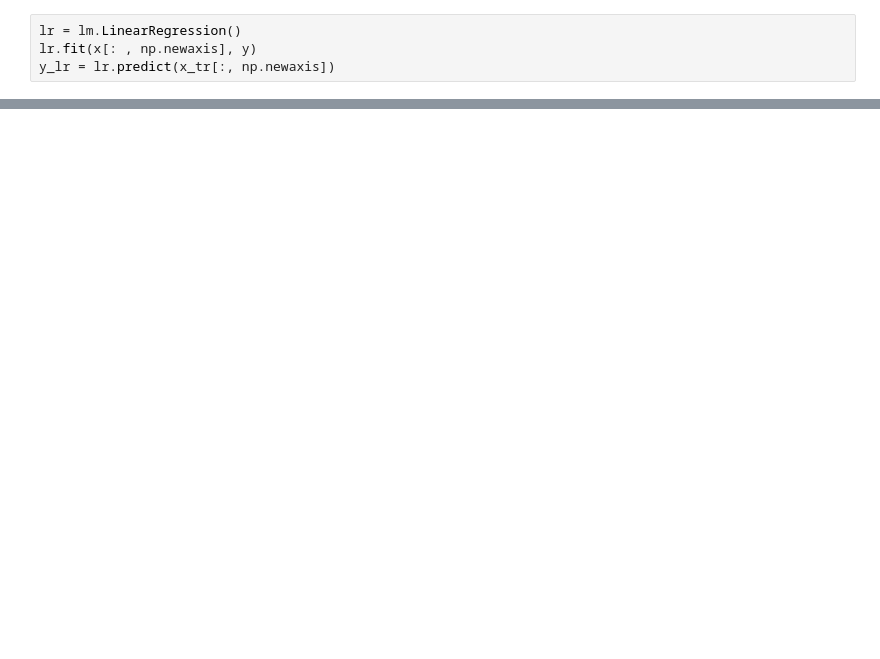
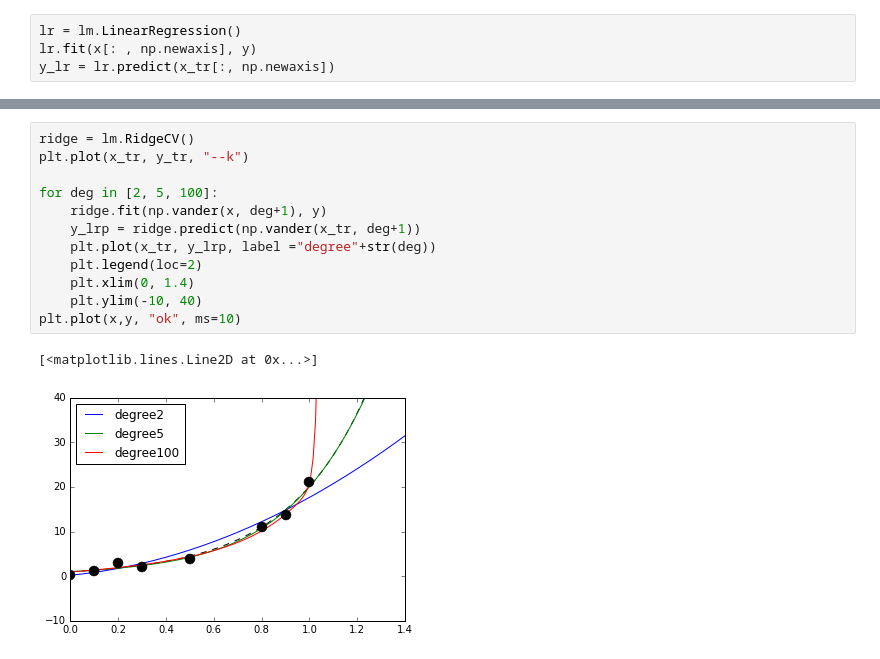
Before and after one commit to kasajei/PythonMachineLearning, a Jupyter notebook: IPythonNotebook/Chapter8.ipynb, the cells around one changed output, grey strips where cells are left out. Drawn from its saved outputs; the diff is of its cells as text; blank space fills up the shorter version.

```diff
--- a/IPythonNotebook/Chapter8.ipynb
+++ b/IPythonNotebook/Chapter8.ipynb
@@ -46,0 +51,15 @@ plt.plot(x,y, "ok", ms=10)
+# %%
+ridge = lm.RidgeCV()
+plt.plot(x_tr, y_tr, "--k")
+
+for deg in [2, 5, 100]:
+    ridge.fit(np.vander(x, deg+1), y)
+    y_lrp = ridge.predict(np.vander(x_tr, deg+1))
+    plt.plot(x_tr, y_lrp, label ="degree"+str(deg))
+    plt.legend(loc=2)
+    plt.xlim(0, 1.4)
+    plt.ylim(-10, 40)
+plt.plot(x,y, "ok", ms=10)
+# %% [output]
+[<matplotlib.lines.Line2D at 0x...>]
+[figure, added]
```
Also changed, not shown: parts of 11 cells of this notebook, 2 other files.
